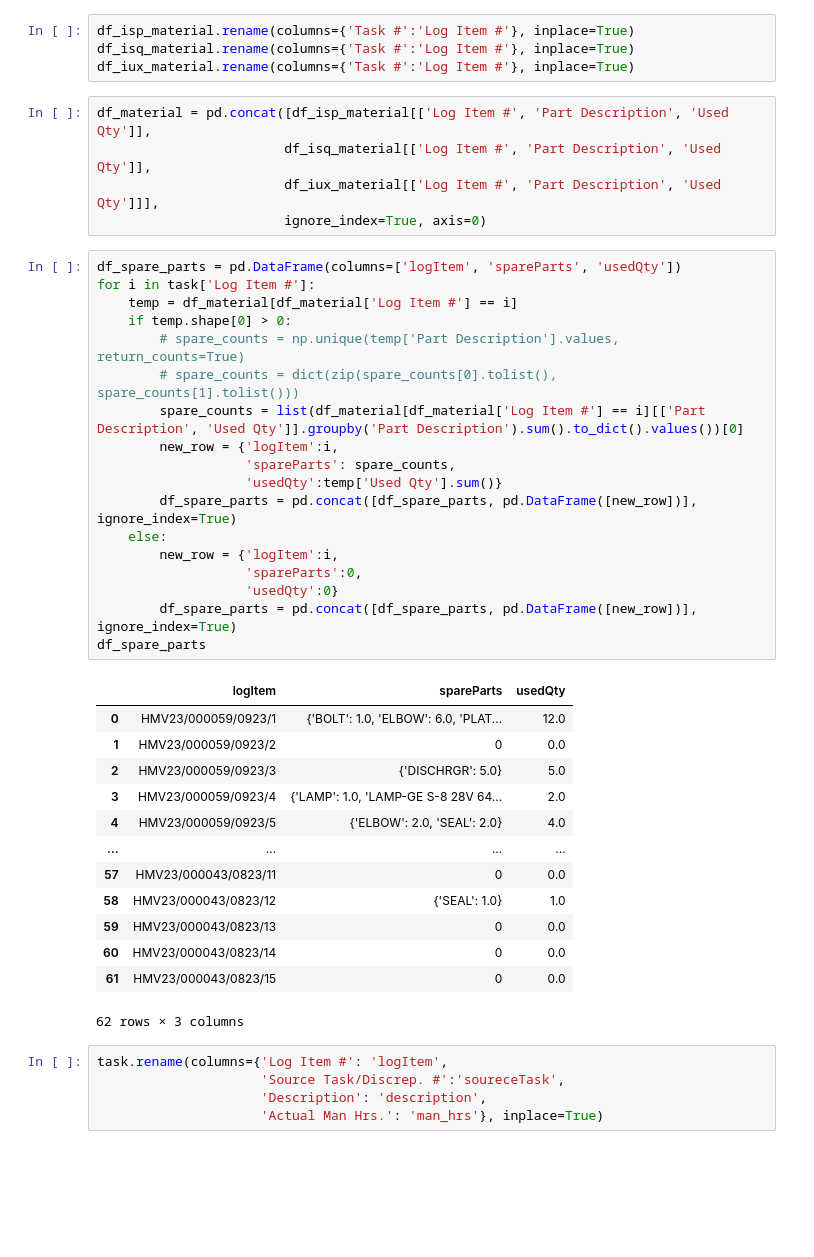
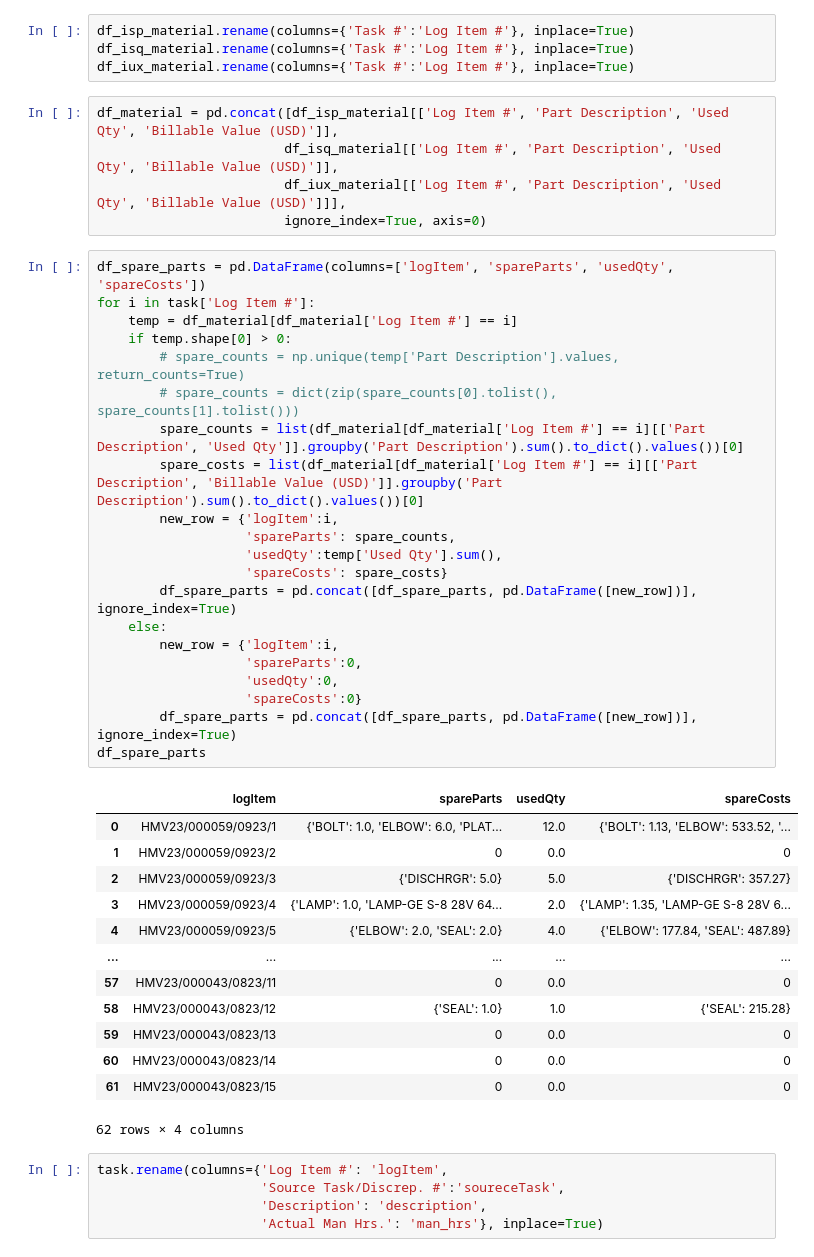
Before and after one commit to ranjithnrjk/gmr, a Jupyter notebook: man_hour_spare_analysis.ipynb, the cells around one changed output. Saved outputs shown, nothing was run; the diff lists cells and outputs as text; blank space fills up the shorter version.

Commit message:
spare parts table and single logitems in man_hrs

```diff
--- a/man_hour_spare_analysis.ipynb
+++ b/man_hour_spare_analysis.ipynb
@@ -97,42 +97,45 @@ df_isp_material.rename(columns={'Task #':'Log Item #'}, inplace=True)
 df_isq_material.rename(columns={'Task #':'Log Item #'}, inplace=True)
 df_iux_material.rename(columns={'Task #':'Log Item #'}, inplace=True)
 # %%
-df_material = pd.concat([df_isp_material[['Log Item #', 'Part Description', 'Used Qty']],
-                        df_isq_material[['Log Item #', 'Part Description', 'Used Qty']],
-                        df_iux_material[['Log Item #', 'Part Description', 'Used Qty']]],
+df_material = pd.concat([df_isp_material[['Log Item #', 'Part Description', 'Used Qty', 'Billable Value (USD)']],
+                        df_isq_material[['Log Item #', 'Part Description', 'Used Qty', 'Billable Value (USD)']],
+                        df_iux_material[['Log Item #', 'Part Description', 'Used Qty', 'Billable Value (USD)']]],
                         ignore_index=True, axis=0)
 # %%
-df_spare_parts = pd.DataFrame(columns=['logItem', 'spareParts', 'usedQty'])
+df_spare_parts = pd.DataFrame(columns=['logItem', 'spareParts', 'usedQty', 'spareCosts'])
 for i in task['Log Item #']:
     temp = df_material[df_material['Log Item #'] == i]
     if temp.shape[0] > 0:
         # spare_counts = np.unique(temp['Part Description'].values, return_counts=True)
         # spare_counts = dict(zip(spare_counts[0].tolist(), spare_counts[1].tolist()))
         spare_counts = list(df_material[df_material['Log Item #'] == i][['Part Description', 'Used Qty']].groupby('Part Description').sum().to_dict().values())[0]
+        spare_costs = list(df_material[df_material['Log Item #'] == i][['Part Description', 'Billable Value (USD)']].groupby('Part Description').sum().to_dict().values())[0]
         new_row = {'logItem':i,
                    'spareParts': spare_counts,
-                   'usedQty':temp['Used Qty'].sum()}
+                   'usedQty':temp['Used Qty'].sum(),
+                   'spareCosts': spare_costs}
         df_spare_parts = pd.concat([df_spare_parts, pd.DataFrame([new_row])], ignore_index=True)
     else:
         new_row = {'logItem':i,
                    'spareParts':0,
-                   'usedQty':0}
+                   'usedQty':0,
+                   'spareCosts':0}
         df_spare_parts = pd.concat([df_spare_parts, pd.DataFrame([new_row])], ignore_index=True)
 df_spare_parts
 # %% [output]
-|  | logItem | spareParts | usedQty |
-| 0 | HMV23/000059/0923/1 | {'BOLT': 1.0, 'ELBOW': 6.0, 'PLAT... | 12.0 |
-| 1 | HMV23/000059/0923/2 | 0 | 0.0 |
-| 2 | HMV23/000059/0923/3 | {'DISCHRGR': 5.0} | 5.0 |
-| 3 | HMV23/000059/0923/4 | {'LAMP': 1.0, 'LAMP-GE S-8 28V 64... | 2.0 |
-| 4 | HMV23/000059/0923/5 | {'ELBOW': 2.0, 'SEAL': 2.0} | 4.0 |
-| ... | ... | ... | ... |
-| 57 | HMV23/000043/0823/11 | 0 | 0.0 |
-| 58 | HMV23/000043/0823/12 | {'SEAL': 1.0} | 1.0 |
-| 59 | HMV23/000043/0823/13 | 0 | 0.0 |
-| 60 | HMV23/000043/0823/14 | 0 | 0.0 |
-| 61 | HMV23/000043/0823/15 | 0 | 0.0 |
+|  | logItem | spareParts | usedQty | spareCosts |
+| 0 | HMV23/000059/0923/1 | {'BOLT': 1.0, 'ELBOW': 6.0, 'PLAT... | 12.0 | {'BOLT': 1.13, 'ELBOW': 533.52, '... |
+| 1 | HMV23/000059/0923/2 | 0 | 0.0 | 0 |
+| 2 | HMV23/000059/0923/3 | {'DISCHRGR': 5.0} | 5.0 | {'DISCHRGR': 357.27} |
+| 3 | HMV23/000059/0923/4 | {'LAMP': 1.0, 'LAMP-GE S-8 28V 64... | 2.0 | {'LAMP': 1.35, 'LAMP-GE S-8 28V 6... |
+| 4 | HMV23/000059/0923/5 | {'ELBOW': 2.0, 'SEAL': 2.0} | 4.0 | {'ELBOW': 177.84, 'SEAL': 487.89} |
+| ... | ... | ... | ... | ... |
+| 57 | HMV23/000043/0823/11 | 0 | 0.0 | 0 |
+| 58 | HMV23/000043/0823/12 | {'SEAL': 1.0} | 1.0 | {'SEAL': 215.28} |
+| 59 | HMV23/000043/0823/13 | 0 | 0.0 | 0 |
+| 60 | HMV23/000043/0823/14 | 0 | 0.0 | 0 |
+| 61 | HMV23/000043/0823/15 | 0 | 0.0 | 0 |
-62 rows × 3 columns
+62 rows × 4 columns
 # %%
 task.rename(columns={'Log Item #': 'logItem',
                      'Source Task/Discrep. #':'soureceTask',
```
Also changed, not shown: parts of 21 cells of this notebook, 3 other files.
